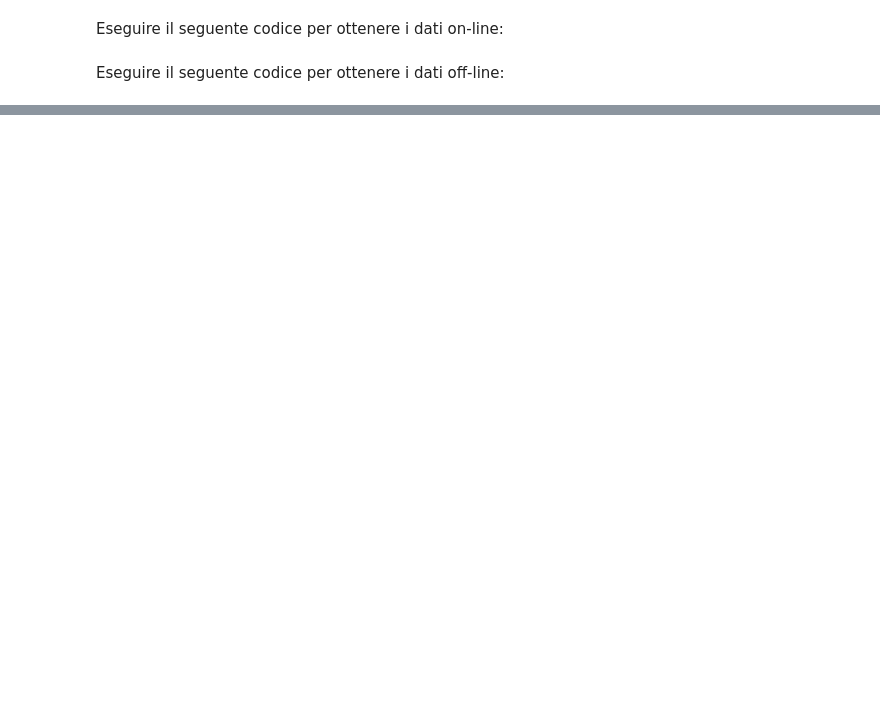
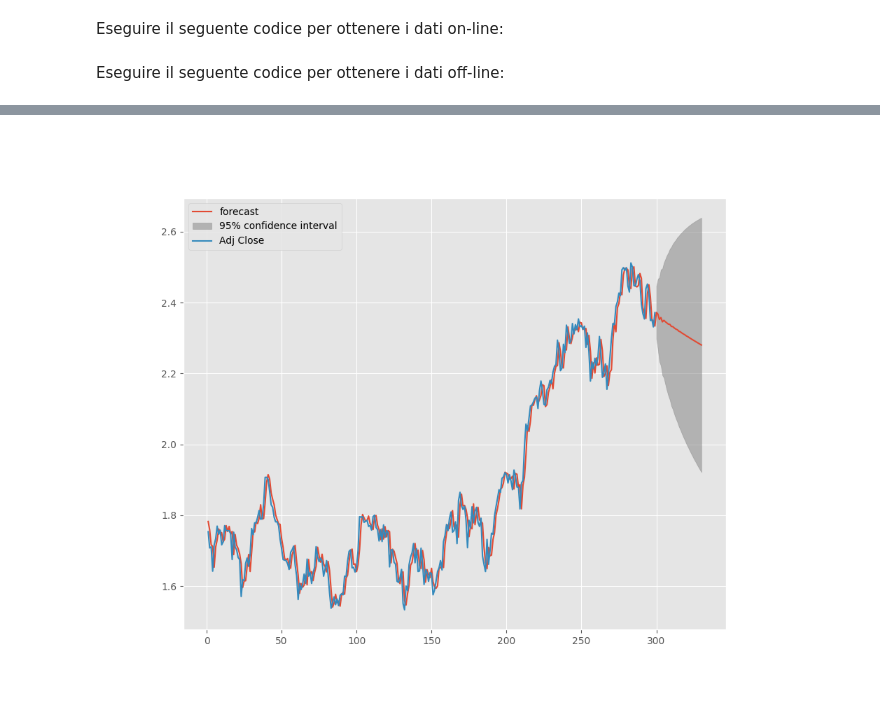
Before and after one commit to giorgiobella/TradingAlgoritmico, a Jupyter notebook: TechLab - Trading Algoritmico Pt-3.ipynb, the cells around one changed output, grey strips where cells are left out. Drawn from its saved outputs; the diff is of its cells as text; code cells hidden in the pictures; blank space fills up the shorter version.

```diff
--- a/TechLab - Trading Algoritmico Pt-3.ipynb
+++ b/TechLab - Trading Algoritmico Pt-3.ipynb
@@ -150,5 +165,4 @@ Name: Adj Close, dtype: float64
 # %%
-plt.figure();
 fig, ax = plt.subplots(figsize=(10,8))
 fig = arma_res.plot_predict(start=1, end=giorni+forecast, ax=ax)
 legend = ax.legend(loc='upper left')
@@ -158,3 +170,4 @@ legend = ax.legend(loc='upper left')
+[figure, added]
 # %%
 plt.figure();
 dta['Adj Close'].plot()
```
Also changed, not shown: parts of 8 cells of this notebook, 1 other file.
